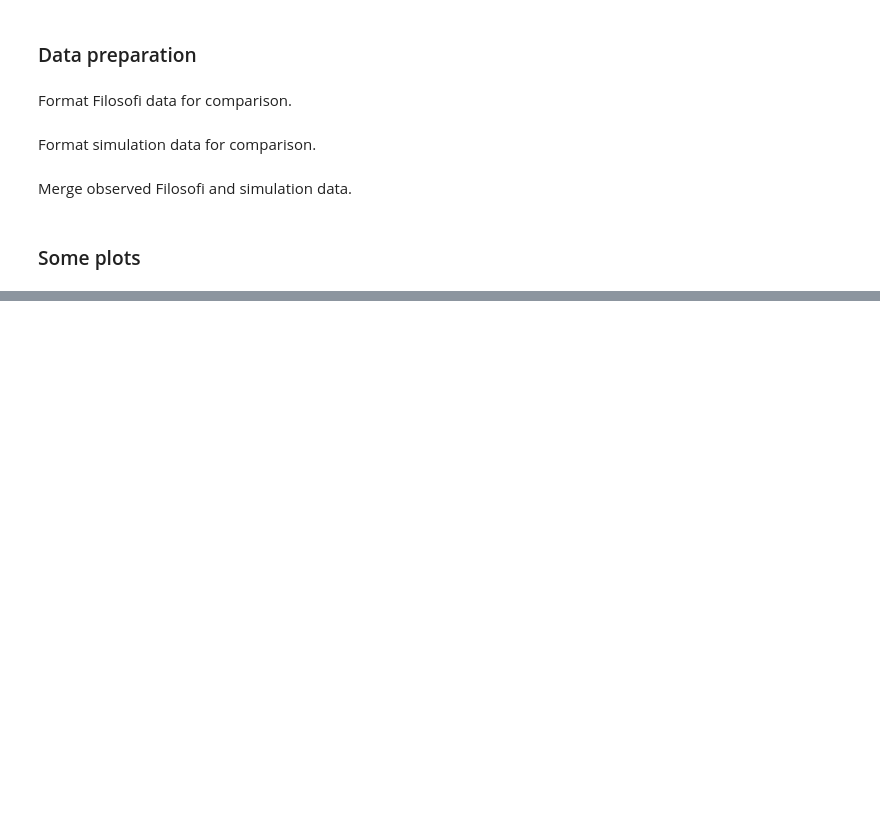
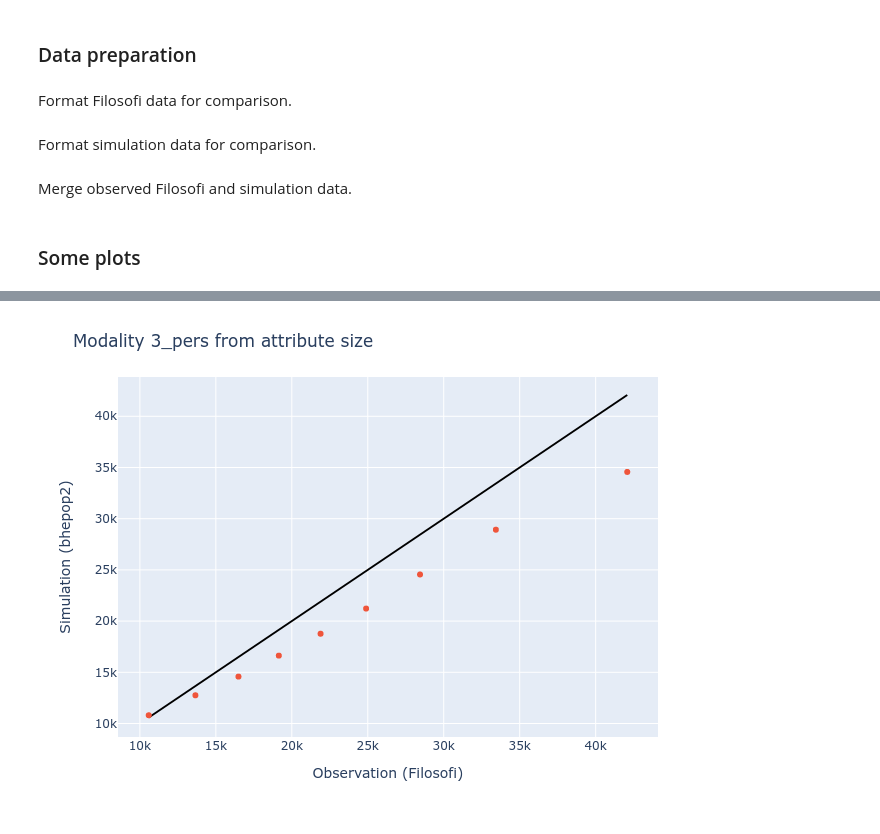
Before and after one commit to tellae/bhepop2, a Jupyter notebook: examples/demo.ipynb, the cells around one changed output, grey strips where cells are left out. Drawn from its saved outputs; the diff is of its cells as text; code cells hidden in the pictures; blank space fills up the shorter version.

```diff
--- a/examples/demo.ipynb
+++ b/examples/demo.ipynb
@@ -168,3 +176,5 @@ plot_analysis(df_analysis, "age", "30_39")
 # %%
-plot_analysis(df_analysis, "size", "3_pers")
+Image(plot_analysis(df_analysis, "size", "3_pers").to_image())
+# %% [output]
+[figure, added]
 # %%
```
Also changed, not shown: parts of 5 cells of this notebook.
